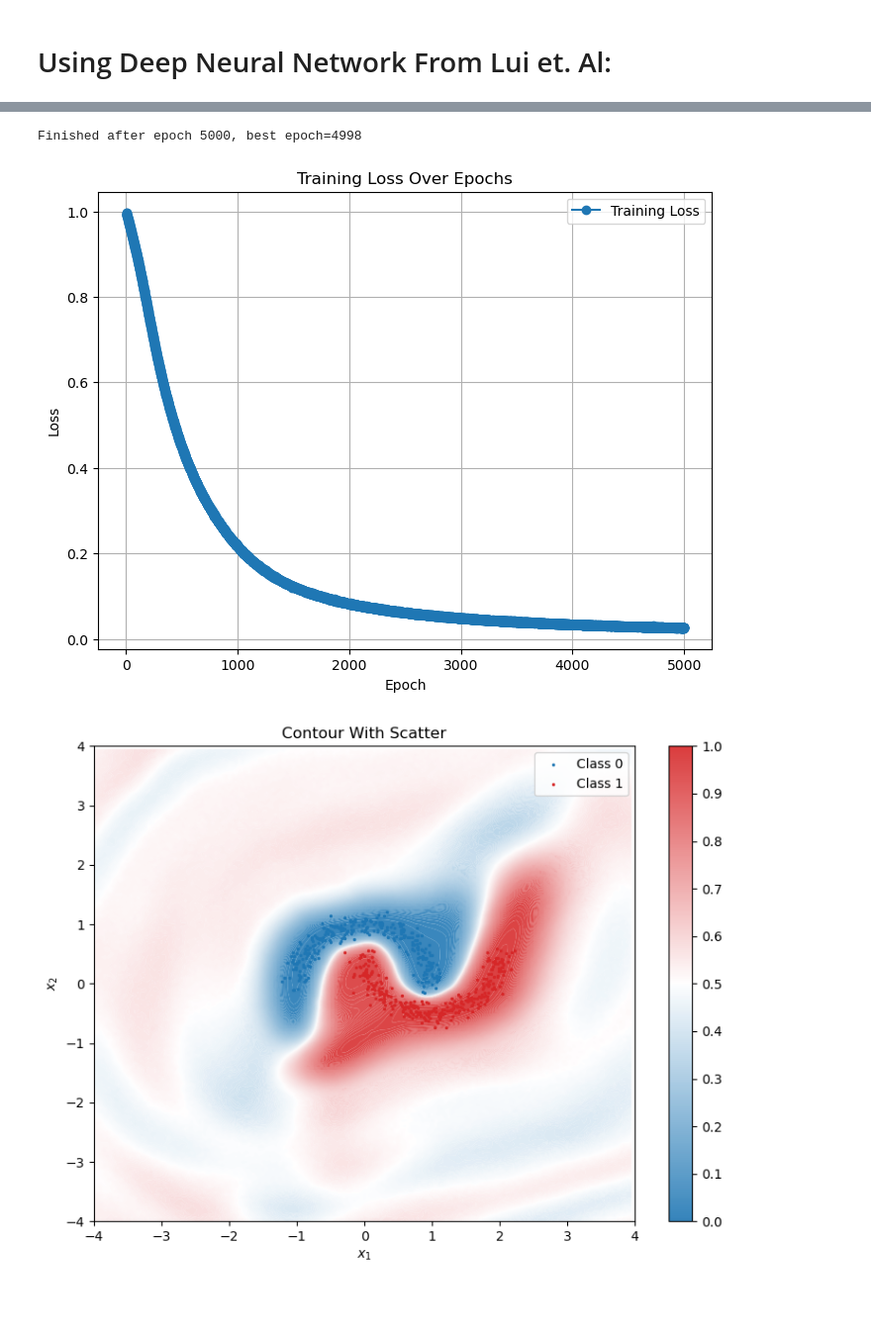
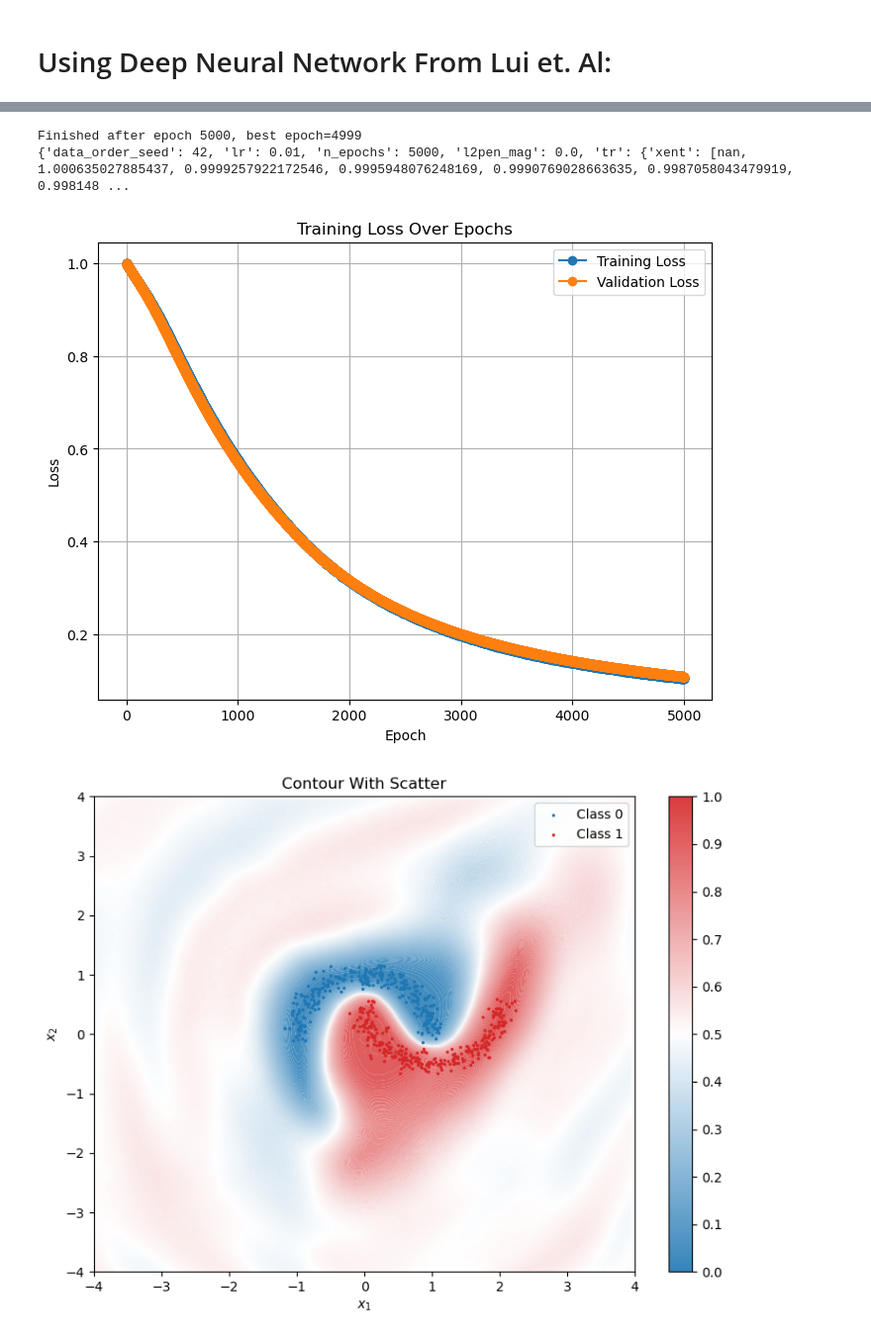
Before and after one commit to shanethomaswilliams/sngp-sandbox, a Jupyter notebook: notebooks/sngp-toy-comparison.ipynb, the cells around one changed output, grey strips where cells are left out. Shown at 99% size. Cells and saved outputs as stored; diff of their text form; code cells hidden in the pictures; blank space fills up the shorter version.

Commit message:
better loss plotting and added sngp-dnn implementation

```diff
--- a/notebooks/sngp-toy-comparison.ipynb
+++ b/notebooks/sngp-toy-comparison.ipynb
@@ -129,7 +129,7 @@ input_size = 2
 output_size = 2
 rank = 1_024
 lengthscale = 16.0
-outputscale = 1.0
+outputscale = 0.5
 
 
 sngp_dnn_model = SNGP_ResFFN12_128(in_features=input_size, out_features=output_size, rank=rank, lengthscale=lengthscale, outputscale=outputscale)
@@ -139,13 +157,14 @@ print(sngp_dnn_model)
 sngp_dnn_model, new_info = train_model(sngp_dnn_model, 'cpu', train_loader, val_loader, losses, n_epochs=5_000, lr=0.01, n_epochs_without_va_improve_before_early_stop=150, do_early_stopping=True, model_filename="../results/notebook_results/models/sngp_dnn_best_model.pth")
 plot_loss(new_info)
 # %% [output]
-Finished after epoch 5000, best epoch=4998
+Finished after epoch 5000, best epoch=4999
+{'data_order_seed': 42, 'lr': 0.01, 'n_epochs': 5000, 'l2pen_mag': 0.0, 'tr': {'xent': [nan, 1.000635027885437, 0.9999257922172546, 0.9995948076248169, 0.9990769028663635, 0.9987058043479919, 0.998148 ...
-[figure, old version]
+[figure, new version]
 # %%
 %reload_ext autoreload
-plot_probabilities_gp(sngp_dnn_model, train_loader, num_samples=10_000, compute_covariance=True, device='cpu', preds_path="../results/notebook_results/preds/sngp_dnn_preds.pt", filename="../results/notebook_results/plots/sngp_moons_probabilities.png")
+plot_probabilities_gp(sngp_dnn_model, train_loader, num_samples=10_000, compute_covariance=True, device='cpu', preds_path="../results/notebook_results/preds/sngp_dnn_preds.pt", filename="../results/notebook_results/plots/sngp_dnn_moons_probabilities.png")
 # %% [output]
-[figure, old version]
+[figure, new version]
 # %%
 %reload_ext autoreload
 preds_file = "../results/notebook_results/preds/sngp_dnn_preds.pt"
```
Also changed, not shown: parts of 2 cells of this notebook, 5 other files.
